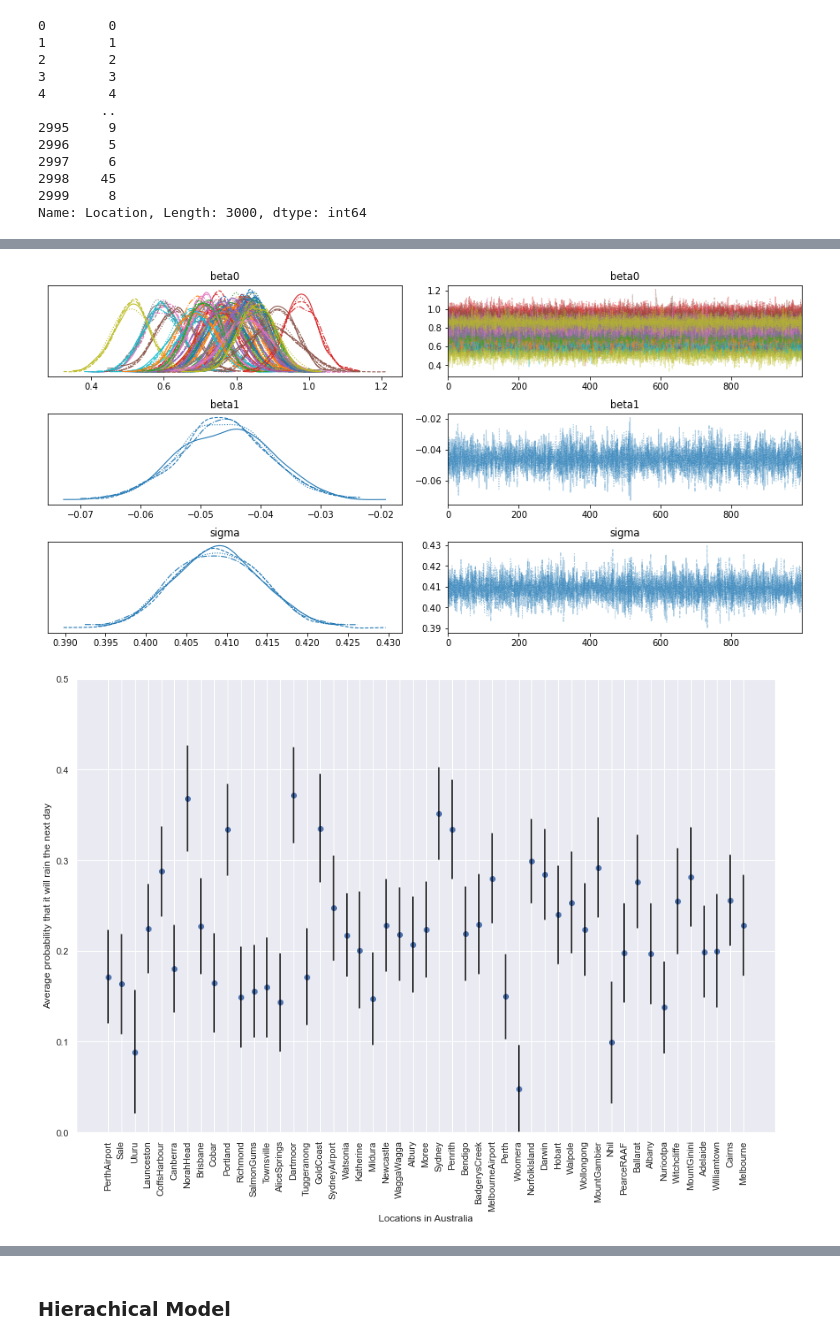
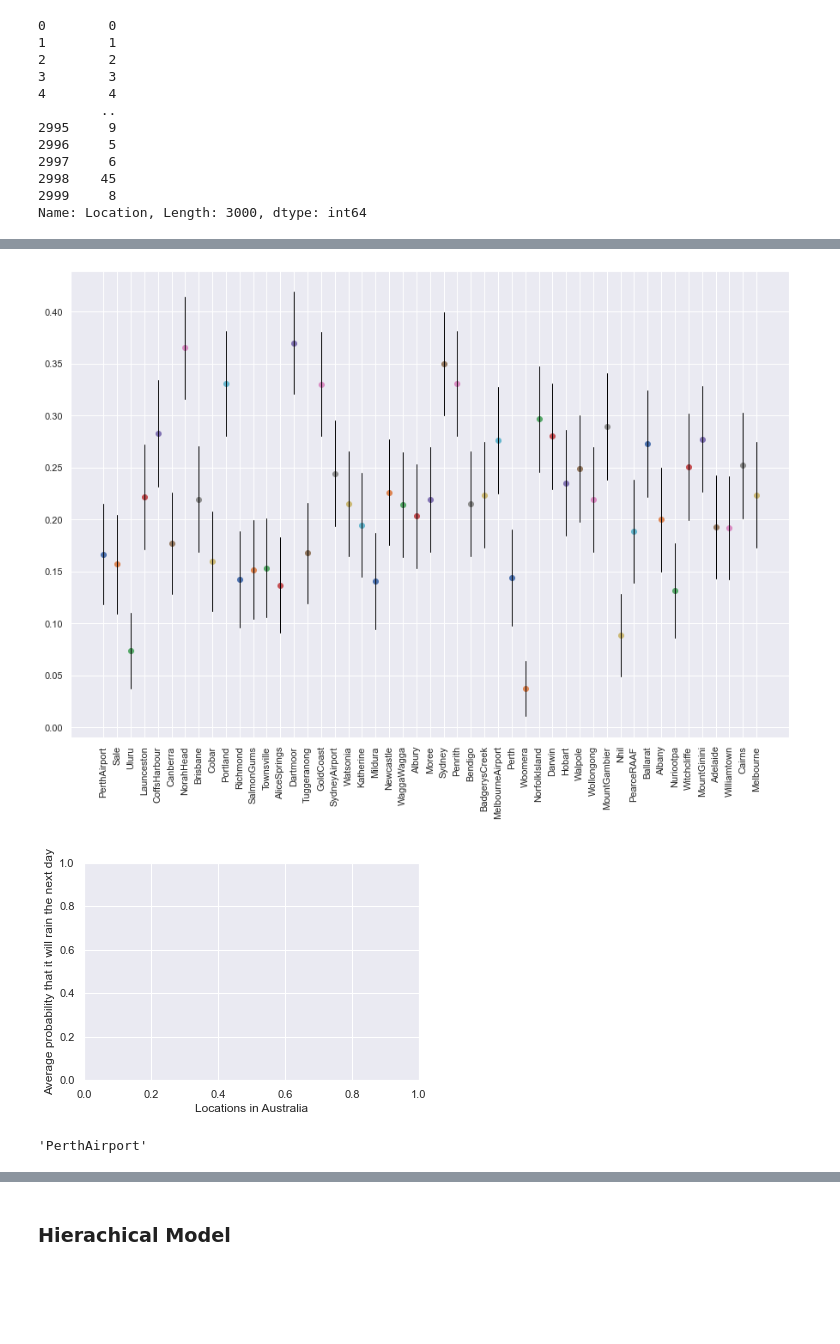
Before and after one commit to gauvand/TextSpamFiltering, a Jupyter notebook: Notebooks/WeatherAnalysis.ipynb, the cells around one changed output, grey strips where cells are left out. Saved outputs shown, nothing was run; the diff lists cells and outputs as text; code cells hidden in the pictures; blank space fills up the shorter version.

Commit message:
fixed unpooled model

```diff
--- a/Notebooks/WeatherAnalysis.ipynb
+++ b/Notebooks/WeatherAnalysis.ipynb
@@ -195,11 +195,12 @@ Rainfall = aussy_Rain['Rainfall']
 RainTomorrow =aussy_Rain['RainTomorrow']
 # %%
 with pm.Model() as unpooled_model:
-    beta0 = pm.Normal('beta0', 0, sd=1e5, shape=locations)
-    beta1 = pm.Normal('beta1', 0, sd=1e5)
-    sigma = pm.HalfCauchy('sigma', 5)
-    theta = beta0[location_Code] + beta1*Rainfall
-    y = pm.Normal('y', theta, sd=sigma, observed=RainTomorrow)
+    beta0 = pm.Normal('beta0', 0, sd=100, shape=locations)
+    beta1 = pm.Normal('beta1', 0, sd=100)
+    mu = beta0[location_Code] + beta1*Rainfall
+    θ = pm.Deterministic('θ',  pm.invlogit(mu))
+    y_hat = pm.Bernoulli('y_hat', p=θ, observed=RainTomorrow)
+
 pm.model_to_graphviz(unpooled_model)
 # %% [output]
 [drawing not drawn]
@@ -235,22 +232,36 @@ Sampling 4 chains for 1_000 tune and 1_000 draw iterations (4_000 + 4_000 draws
-# %%
-with unpooled_model:
-    pm.traceplot(unpooled_trace)
-# %% [output]
-[figure, removed]
 # %%
 estimate_unpool = pd.Series(unpooled_trace['beta0'].mean(axis=0), index=Location_lookup)
 se_unpool = pd.Series(unpooled_trace['beta0'].std(axis=0), index=Location_lookup)
 # %%
-Location_lookup = dict([(value, key) for key, value in encoding['Location'].items()])
-estimate_unpool = pd.Series(unpooled_trace['beta0'].mean(axis=0), index=Location_lookup.values())
-se_unpool = pd.Series(unpooled_trace['beta0'].std(axis=0), index=Location_lookup.values())
 import seaborn as sns
+sns.set()
+
+def sigmoid(x):
+    return ( 1 / (1+ np.exp(-x)))
+
+beta0 = np.mean(unpooled_trace['beta0'], axis=0)
+beta1 = np.mean(unpooled_trace['beta1'], axis=0)
 plt.figure(figsize = (15,10))
-plt.scatter(estimate_unpool.index, estimate_unpool)
-for i, m, se in zip(estimate_unpool.index, estimate_unpool, se_unpool):
-    plt.plot([i,i], [m-se, m+se], 'black')
+for num,beta0i in enumerate(beta0):
+    m = np.mean(sigmoid(beta0i + beta1*Rainfall),axis=0)
+    stdev = np.std(sigmoid(beta0i+beta1*Rainfall),axis=0)
+    plt.scatter(Location_lookup[num], m)
+    plt.plot([Location_lookup[num],Location_lookup[num]],[m+stdev,m-stdev],'black',linewidth=1)
 plt.xticks(rotation=90)
-plt.ylim(0,0.5)
+plt.show();
 plt.ylabel('Average probability that it will rain the next day');plt.xlabel('Locations in Australia');
+# Location_lookup = dict([(value, key) for key, value in encoding['Location'].items()])
+# estimate_unpool = pd.Series(unpooled_trace['beta0'].mean(axis=0), index=Location_lookup.values())
+# se_unpool = pd.Series(unpooled_trace['beta0'].std(axis=0), index=Location_lookup.values())
+# plt.figure(figsize = (15,10))
+# plt.scatter(estimate_unpool.index, estimate_unpool)
+# for i, m, se in zip(estimate_unpool.index, estimate_unpool, se_unpool):
+#     plt.plot([i,i], [m-se, m+se], 'black')
+# plt.ylim(0,0.5)
 # %% [output]
-[figure, old version]
+[figure, new version]
+[figure, added]
+# %%
+Location_lookup[num]
+# %% [output]
+'PerthAirport'
```
Also changed, not shown: parts of 2 cells of this notebook.
